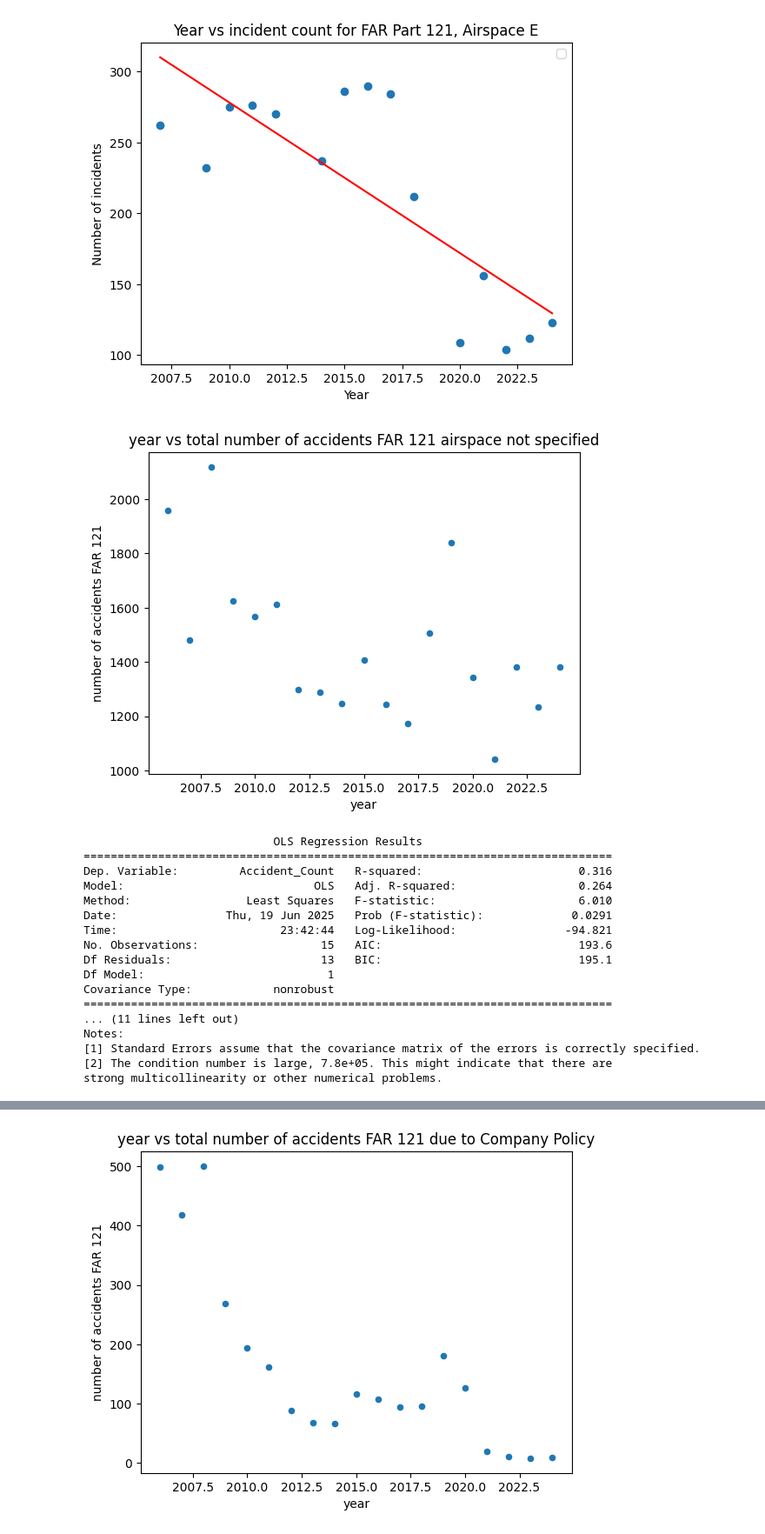
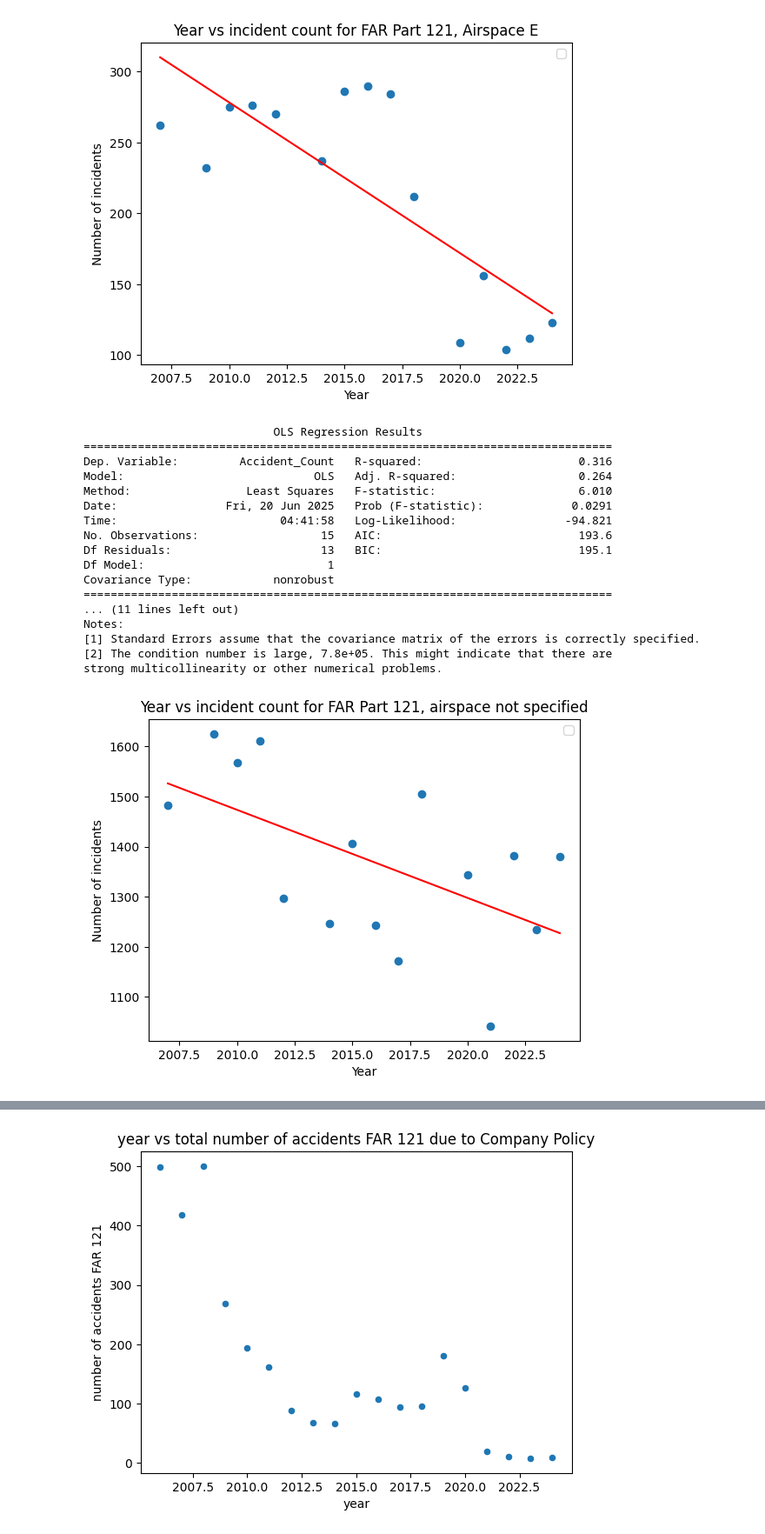
Before and after one commit to terryljh/aviation2, a Jupyter notebook: asrs linear model2.ipynb, the cells around one changed output, grey strips where cells are left out. Shown at 87% size. Drawn from its saved outputs; the diff is of its cells as text; code cells hidden in the pictures.

```diff
--- a/asrs linear model2.ipynb
+++ b/asrs linear model2.ipynb
@@ -977,56 +977,72 @@ dfsubset2 = dfsubset2[dfsubset2['Operating Under FAR Part'] == 'Part 121']
 #dfsubset2 = dfsubset[(dfsubset['Date']//100 >= 2006) & (dfsubset['Date']//100 <= 2024)]
 #dfsubset2 = dfsubset2[dfsubset2['Airspace'] == 'Class E ZZZ']
 dfsubset2 = dfsubset2[dfsubset2['Airspace'].isna()]
 
 yearly_counts = dfsubset2.groupby(dfsubset2['Date']//100).size().reset_index(name='Accident_Count')
-yearly_counts.plot.scatter(x='Date', y='Accident_Count')
-plt.title('year vs total number of accidents FAR 121 airspace not specified')
-plt.xlabel('year')
-plt.ylabel('number of accidents FAR 121')
-plt.show()
+#yearly_counts.plot.scatter(x='Date', y='Accident_Count')
+#plt.title('year vs total number of accidents FAR 121 airspace not specified')
+#plt.xlabel('year')
+#plt.ylabel('number of accidents FAR 121')
+#plt.show()
 
 from sklearn.model_selection import train_test_split
 
 X, y = yearly_counts[['Date']], yearly_counts['Accident_Count']
 
 X_train, X_test, y_train, y_test = train_test_split(
 
     X, y, test_size=0.2, random_state=945)
 
 from sklearn.linear_model import LinearRegression
 slryearly = LinearRegression()
 slryearly.fit(X_train,y_train)
 
 #re-doing the above with sm so we can use model summary
 #decreasing trend but unreliable p-value
 import statsmodels.api as sm
 yearly_counts = dfsubset2.groupby(dfsubset2['Date']//100).size().reset_index(name='Accident_Count')
 yearly_counts.rename(columns={yearly_counts.columns[0]: 'Year'}, inplace=True)
 X = sm.add_constant(yearly_counts['Year'])
 y = yearly_counts['Accident_Count']
 X_train, X_test, y_train, y_test = train_test_split(
 X, y, test_size=0.2, random_state=945)
 model = sm.OLS(y_train, X_train).fit()
 print(model.summary())
+
+plt.scatter(X_train['Year'], y_train#, label='Training data'
+            )
+plt.xlabel('Year')
+plt.ylabel('Number of incidents')
+plt.title('Year vs incident count for FAR Part 121, airspace not specified')
+y_train_pred = model.predict(X_train)
+sorted_idx = X_train['Year'].argsort()
+plt.plot(
+    X_train['Year'].iloc[sorted_idx],
+    y_train_pred.iloc[sorted_idx],
+    color='red'
+  #  label='Regression line'
+)
+plt.legend()
+plt.show()
 # %% [output]
+                            OLS Regression Results
+==============================================================================
+Dep. Variable:         Accident_Count   R-squared:                       0.316
+Model:                            OLS   Adj. R-squared:                  0.264
+Method:                 Least Squares   F-statistic:                     6.010
+Date:                Fri, 20 Jun 2025   Prob (F-statistic):             0.0291
+Time:                        04:41:58   Log-Likelihood:                -94.821
+No. Observations:                  15   AIC:                             193.6
+Df Residuals:                      13   BIC:                             195.1
+Df Model:                           1
+Covariance Type:            nonrobust
+==============================================================================
+... (11 lines left out)
+Notes:
+[1] Standard Errors assume that the covariance matrix of the errors is correctly specified.
+[2] The condition number is large, 7.8e+05. This might indicate that there are
+strong multicollinearity or other numerical problems.
-[figure, old version]
+[figure, new version]
-                            OLS Regression Results
-==============================================================================
-Dep. Variable:         Accident_Count   R-squared:                       0.316
-Model:                            OLS   Adj. R-squared:                  0.264
-Method:                 Least Squares   F-statistic:                     6.010
-Date:                Thu, 19 Jun 2025   Prob (F-statistic):             0.0291
-Time:                        23:42:44   Log-Likelihood:                -94.821
-No. Observations:                  15   AIC:                             193.6
-Df Residuals:                      13   BIC:                             195.1
-Df Model:                           1
-Covariance Type:            nonrobust
-==============================================================================
-... (11 lines left out)
-Notes:
-[1] Standard Errors assume that the covariance matrix of the errors is correctly specified.
-[2] The condition number is large, 7.8e+05. This might indicate that there are
-strong multicollinearity or other numerical problems.
 # %%
 #repeating 3 times with primary problems human factors, aircraft, then company policy
 dfsubset2 = dfsubset[(dfsubset['Date']//100 >= 2006) & (dfsubset['Date']//100 <= 2024)]
```
Also changed, not shown: parts of 2 cells of this notebook.
